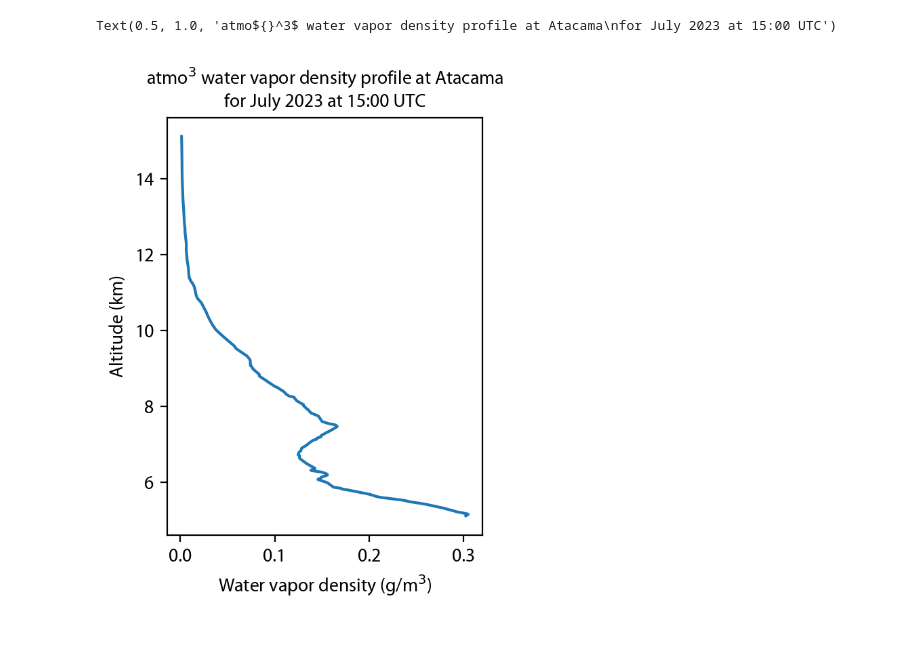
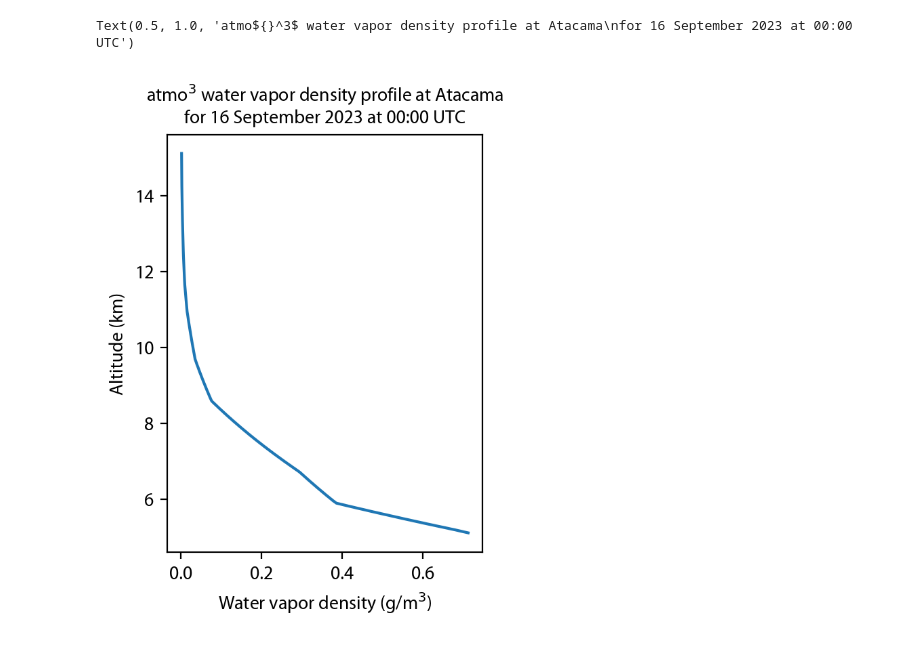
Before and after one commit to 1cosmologist/atmo3, a Jupyter notebook: examples/3d-plot.ipynb, the cells around one changed output. Cells and saved outputs as stored; diff of their text form; code cells hidden in the pictures.

```diff
--- a/examples/3d-plot.ipynb
+++ b/examples/3d-plot.ipynb
@@ -16,10 +16,10 @@ plt.rcParams["font.sans-serif"]  = "Myriad Pro"
 
 box_length_in_m = 10000.0
 site_altitude = 5110.0  # Atacama altitude in meters
-UTC_hour = 15
+UTC_hour = 0
 
 # Generate some random data for the cube
-data = np.load('/pscratch/sd/s/shamikg/atmo3/examples/atmo_fields_UTC15.npz')['water_vapor_density']
+data = np.load(f'/pscratch/sd/s/shamikg/atmo3/examples/atmo_fields_UTC{UTC_hour}.npz')['water_vapor_density']
 # %%
 sub_sample = 8
 
@@ -80,15 +80,15 @@ plt.show()
 # %%
 altitude = np.linspace(site_altitude, site_altitude + box_length_in_m, data.shape[2])
 water_vapor_density_profile = np.mean(np.mean(data, axis=0), axis=0)
 
 plt.figure(figsize=(3, 4), dpi=200)
 plt.plot(water_vapor_density_profile*1000, altitude/1000, '-', linewidth=1.5)
 plt.xlabel(r'Water vapor density (g/m${}^3$)', fontdict={'fontsize': 10})
 plt.ylabel('Altitude (km)', fontdict={'fontsize': 10})
-plt.title(r"atmo${}^3$ water vapor density profile at Atacama" "\n" r"for July 2023 at 15:00 UTC", fontdict={'fontsize': 10})
+plt.title(r"atmo${}^3$ water vapor density profile at Atacama"+'\n'+r"for 16 September 2023 at 00:00 UTC", fontdict={'fontsize': 10})
 # %% [output]
-Text(0.5, 1.0, 'atmo${}^3$ water vapor density profile at Atacama\nfor July 2023 at 15:00 UTC')
+Text(0.5, 1.0, 'atmo${}^3$ water vapor density profile at Atacama\nfor 16 September 2023 at 00:00 UTC')
-[figure, old version]
+[figure, new version]
 # %%
 
 # Create a 3D figure
```
Also changed, not shown: parts of 4 cells of this notebook, 8 other files.
